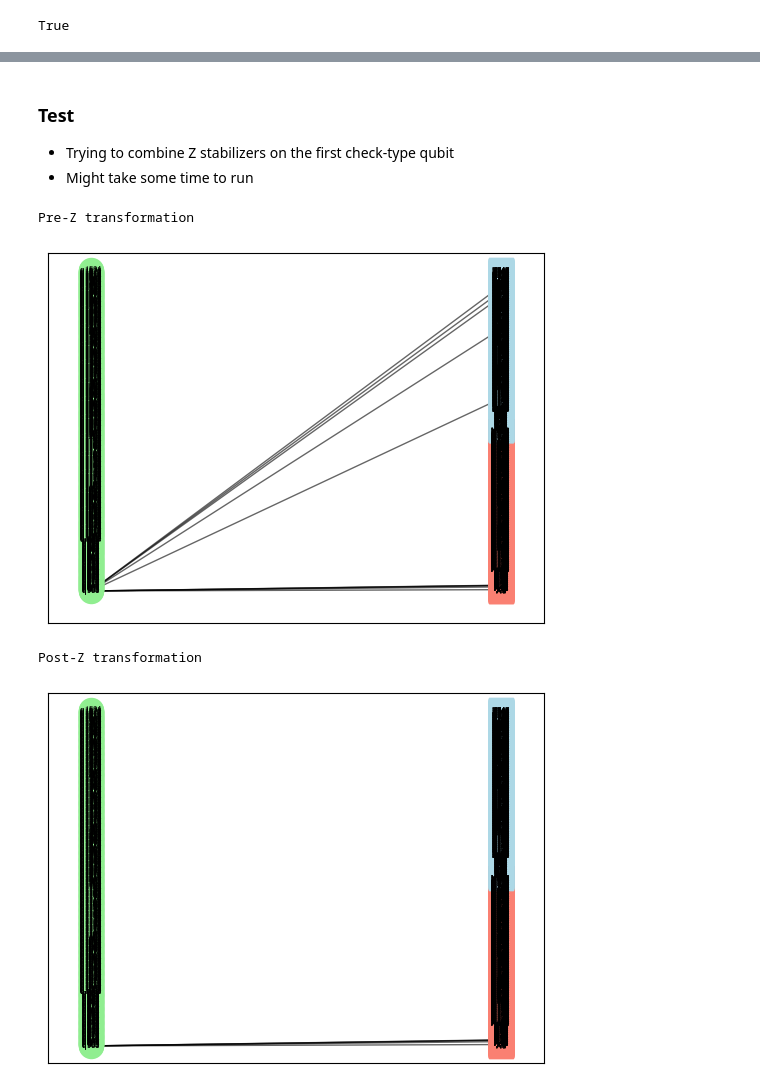
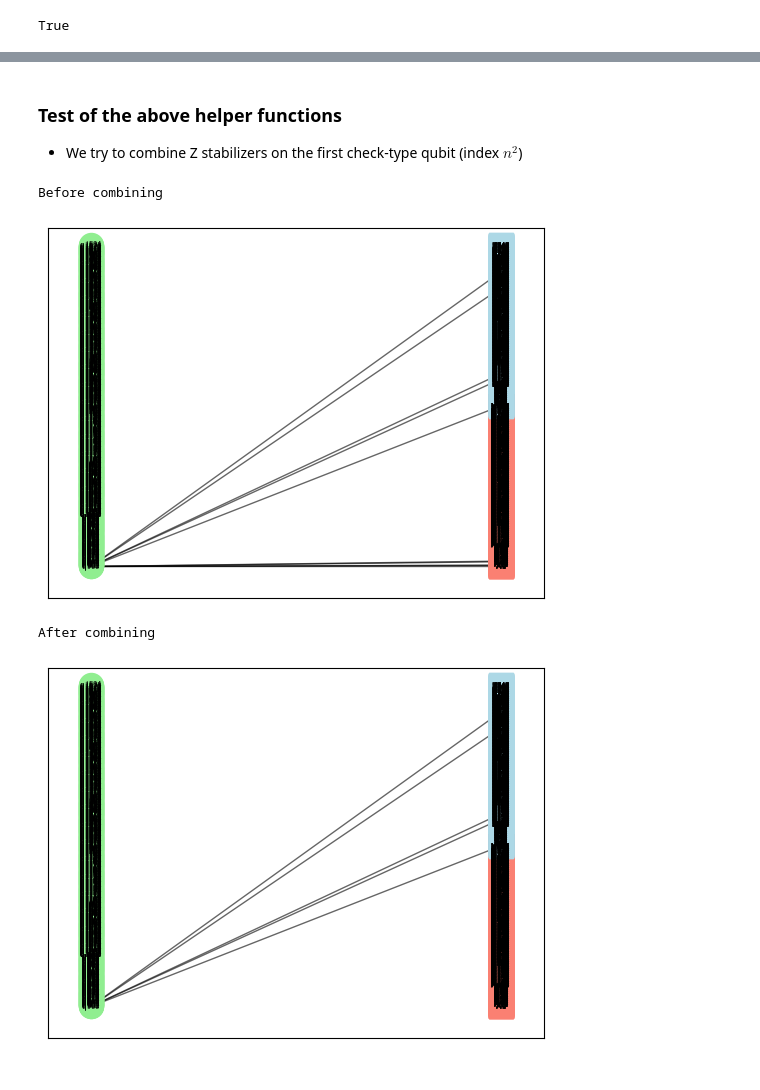
Before and after one commit to apabla1/hgp-reduction, a Jupyter notebook: transform_random_codes.ipynb, the cells around one changed output, grey strips where cells are left out. Drawn from its saved outputs; the diff is of its cells as text; code cells hidden in the pictures.

```diff
--- a/transform_random_codes.ipynb
+++ b/transform_random_codes.ipynb
@@ -170,17 +226,26 @@ import networkx as nx
 import matplotlib.pyplot as plt
 
 # ctype_start_idx : index of first check-type qubit
-# ctypes : set of check-type qubit indices to include in the graph
+# ctypes : set of indices of check-type qubit whose EDGES are drawn in the graph
 def ctype_tannergraph(hx, hz, ctype_start_idx, ctypes):
-    N = hx.shape[1]
+    """
+    Draws the Tanner graph for a given set of check-type qubits.
+
+    ctype_start_idx : index of first qubit to include in the graph. The graph will include all qubits beyond this index.
+    ctypes : set of indices of qubits within [ctype_start_idx, n] whose EDGES are drawn in the graph.
+    """
+    assert hx.shape[1] == hz.shape[1]
+
+    n = hx.shape[1]
     mx = hx.shape[0]
     mz = hz.shape[0]
 
-    ctype_cols = np.arange(ctype_start_idx, N)
+    # Graph nodes
+    ctype_cols = np.arange(ctype_start_idx, n)
     ctype_set = set(ctype_cols.tolist())
-    q_nodes = list(ctype_cols)
-    x_nodes = list(range(N, N + mx))
-    z_nodes = list(range(N + mx, N + mx + mz))
+    q_nodes = list(ctype_cols) # [ctype_start_idx, n]
+    x_nodes = list(range(n, n + mx)) # [n, n+mx]
+    z_nodes = list(range(n + mx, n + mx + mz)) # [n+mx, n+mx+mz]
     G = nx.Graph()
     G.add_nodes_from(q_nodes, bipartite=0, kind='qubit')
     G.add_nodes_from(x_nodes, bipartite=1, kind='X')
@@ -190,22 +255,23 @@ def ctype_tannergraph(hx, hz, ctype_start_idx, ctypes):
     coords = hx.tocoo()
     for r, c, v in zip(coords.row, coords.col, coords.data):
         if v % 2 != 0 and c in ctype_set and c in ctypes:
-            G.add_edge(N + r, c)
+            G.add_edge(n + r, c)
 
     # hz edges
     coords = hz.tocoo()
     for r, c, v in zip(coords.row, coords.col, coords.data):
         if v % 2 != 0 and c in ctype_set and c in ctypes: # just looking at one qubit
-            G.add_edge(N + mx + r, c)
+            G.add_edge(n + mx + r, c)
 
+    # Draw & label the graph
     pos = nx.bipartite_layout(G, q_nodes)
     nx.draw_networkx_nodes(G, pos, nodelist=q_nodes, node_shape='o', node_color='lightgreen', label='check-type qubits')
     nx.draw_networkx_nodes(G, pos, nodelist=x_nodes, node_shape='s', node_color='salmon', label='X stabilizers')
     nx.draw_networkx_nodes(G, pos, nodelist=z_nodes, node_shape='s', node_color='lightblue', label='Z stabilizers')
     nx.draw_networkx_edges(G, pos, alpha=0.6)
     labels = {q: f"q{q}" for q in q_nodes}
-    labels.update({N + r: f"X{r}" for r in range(mx)})
-    labels.update({N + mx + r: f"Z{r}" for r in range(mz)})
+    labels.update({n + r: f"X{r}" for r in range(mx)})
+    labels.update({n + mx + r: f"Z{r}" for r in range(mz)})
     nx.draw_networkx_labels(G, pos, labels, font_size=6)
     plt.show()
 # %% [markdown]
@@ -292,16 +476,16 @@ def combinerowsF2(H, stab_indices):
     return H_new
 # %% [markdown]
-### Test
-* Trying to combine Z stabilizers on the first check-type qubit
-* Might take some time to run
+### Test of the above helper functions
+
+* We try to combine Z stabilizers on the first check-type qubit (index $n^2$)
 # %%
-print("Pre-Z transformation")
+print("Before combining")
 ctype_tannergraph(code.hx, code.hz, n**2, [n**2])
-Hznew = combinerowsF2(code.hz, stabs_touching_qubit(code.hz, n**2))
-print("Post-Z transformation")
-ctype_tannergraph(code.hx, Hznew, n**2, [n**2])
+Hxnew = combinerowsF2(code.hx, stabs_touching_qubit(code.hx, n**2))
+print("After combining")
+ctype_tannergraph(Hxnew, code.hz, n**2, [n**2])
 # %% [output]
-Pre-Z transformation
+Before combining
-[figure, old version]
+[figure, new version]
-Post-Z transformation
+After combining
-[figure, old version]
+[figure, new version]
```
Also changed, not shown: parts of 36 cells of this notebook, 5 other files.
